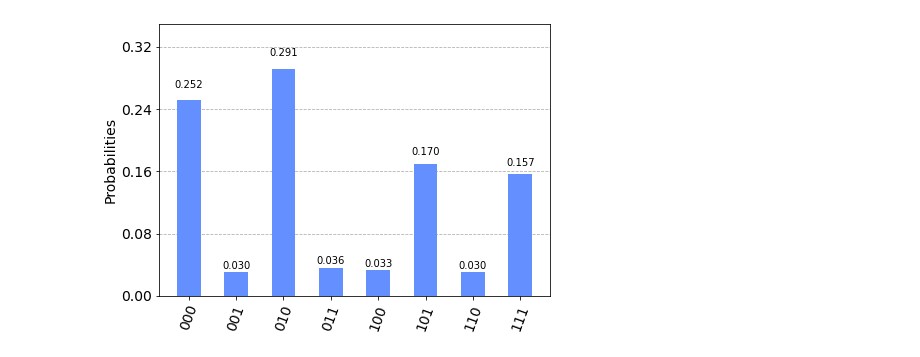
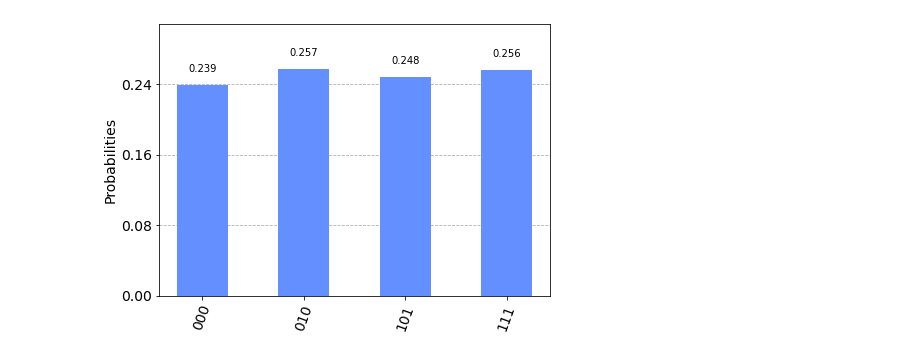
Before and after one commit to chenjie512/tfg_quantum_computing, a Jupyter notebook: qiskit/test_simon.ipynb, the cells around one changed output. Cells and saved outputs as stored; diff of their text form; code cells hidden in the pictures.

```diff
--- a/qiskit/test_simon.ipynb
+++ b/qiskit/test_simon.ipynb
@@ -57,0 +68,10 @@ qc.draw('mpl')
+# %%
+qc = QuantumCircuit(6,3)
+qc.h(range(3))
+qc.append(simon_oracle,range(6))
+qc.h(range(3))
+
+qc.barrier()
+qc.measure(range(3),range(3))
+
+qc.draw('mpl')
@@ -58,8 +80,8 @@ qc.draw('mpl')
 # %%
 backend = QasmSimulator()
-job = backend.run(qc, shots=1024)
+job = backend.run(transpile(qc, backend), shots=1024)
 result = job.result()
 counts = result.get_counts(qc)
 plot_histogram(counts)
 # %% [output]
-[figure, old version]
+[figure, new version]
```
Also changed, not shown: parts of 4 cells of this notebook.
